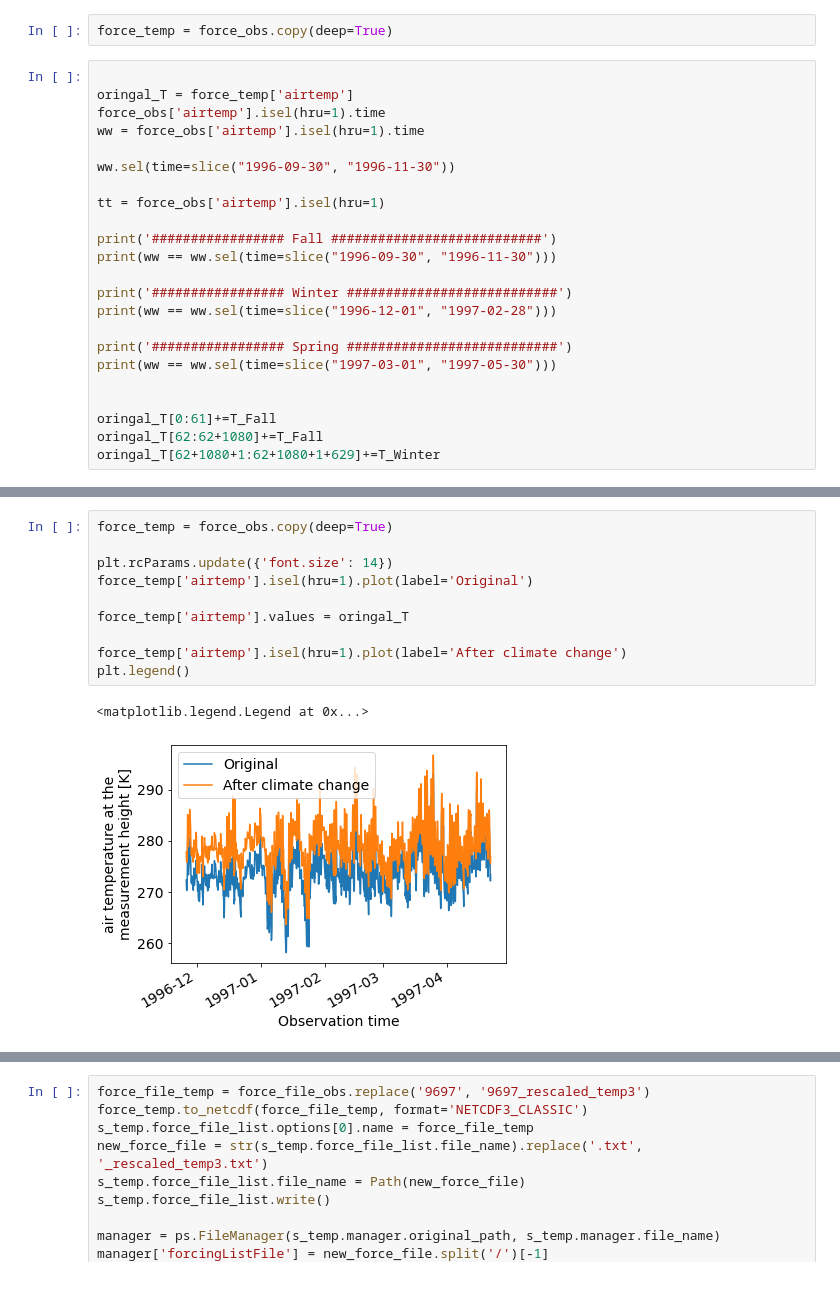
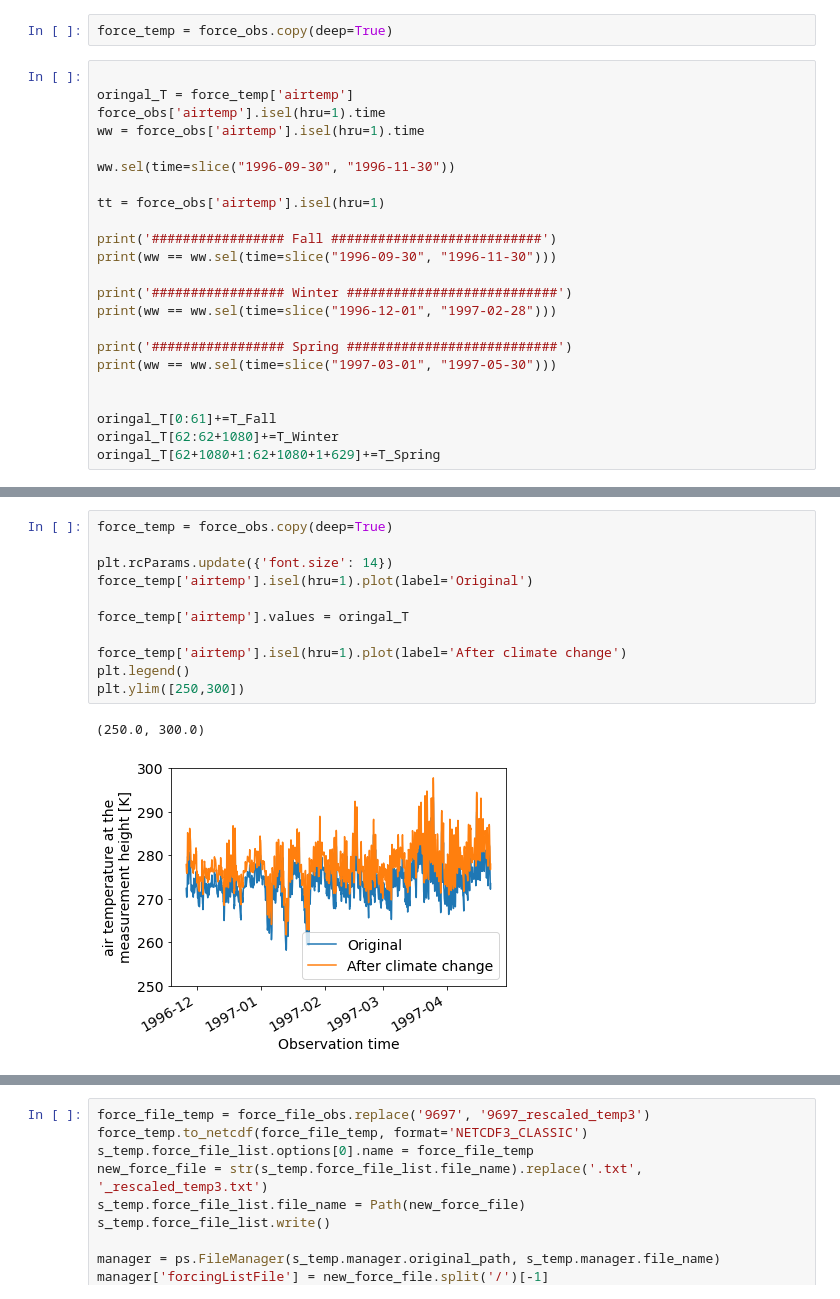
Before and after one commit to geohang/HW_Snow_Hydrology, a Jupyter notebook: Final project/Final_project_part3.ipynb, the cells around one changed output, grey strips where cells are left out. Cells and saved outputs as stored; diff of their text form.

```diff
--- a/Final project/Final_project_part3.ipynb
+++ b/Final project/Final_project_part3.ipynb
@@ -91,8 +91,8 @@ print(ww == ww.sel(time=slice("1997-03-01", "1997-05-30")))
 
 
 oringal_T[0:61]+=T_Fall
-oringal_T[62:62+1080]+=T_Fall
-oringal_T[62+1080+1:62+1080+1+629]+=T_Winter
+oringal_T[62:62+1080]+=T_Winter
+oringal_T[62+1080+1:62+1080+1+629]+=T_Spring
 # %% [output]
 ################# Fall ###########################
 <xarray.DataArray 'time' (time: 61)>
@@ -114,16 +114,17 @@ Coordinates:
 # %%
 force_temp = force_obs.copy(deep=True)
 
 plt.rcParams.update({'font.size': 14})
 force_temp['airtemp'].isel(hru=1).plot(label='Original')
 
 force_temp['airtemp'].values = oringal_T
 
 force_temp['airtemp'].isel(hru=1).plot(label='After climate change')
 plt.legend()
+plt.ylim([250,300])
 # %% [output]
-<matplotlib.legend.Legend at 0x...>
+(250.0, 300.0)
-[figure, old version]
+[figure, new version]
 # %%
 plt.rcParams.update({'font.size': 14})
 
```
Also changed, not shown: parts of 3 cells of this notebook.
